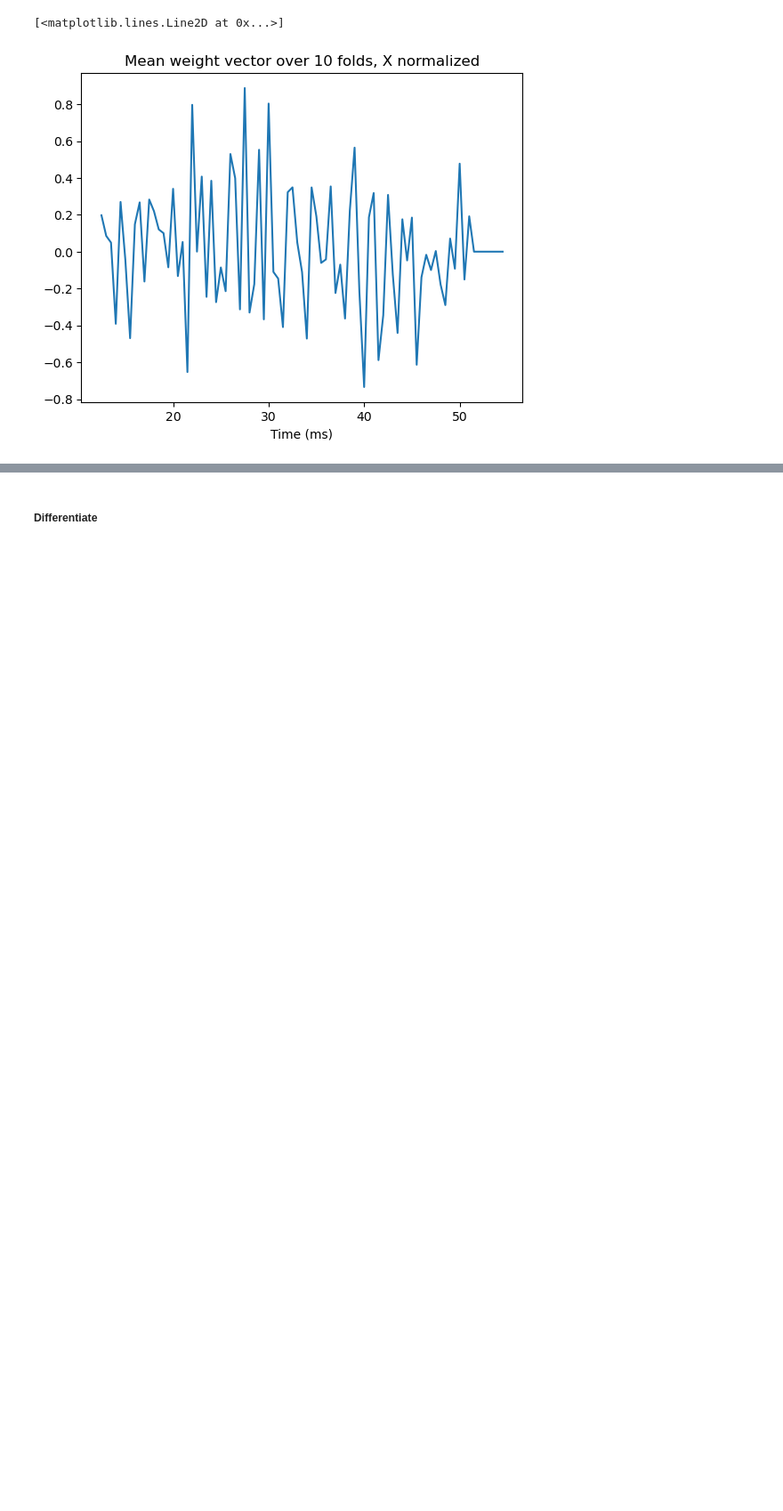
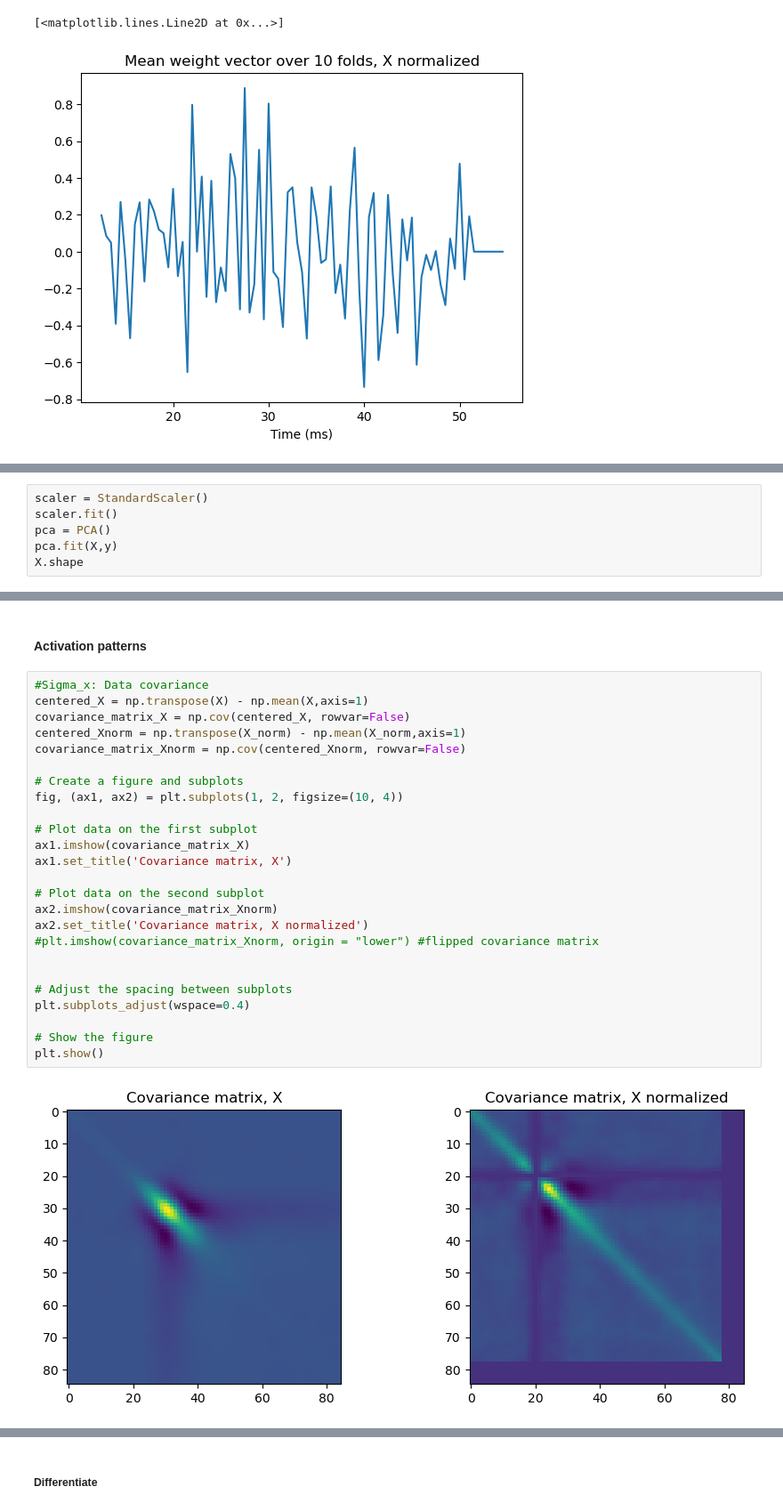
Before and after one commit to johannefranck/MEP, a Jupyter notebook: main_A.ipynb, the cells around one changed output, grey strips where cells are left out. Shown at 89% size. Drawn from its saved outputs; the diff is of its cells as text; blank space fills up the shorter version.

Commit message:
activation patterns computed

```diff
--- a/main_A.ipynb
+++ b/main_A.ipynb
@@ -338,0 +363,6 @@ Please also refer to the documentation for alternative solver options:
+# %%
+scaler = StandardScaler()
+scaler.fit()
+pca = PCA()
+pca.fit(X,y)
+X.shape
@@ -338,0 +434,29 @@ Please also refer to the documentation for alternative solver options:
+# %% [markdown]
+#### Activation patterns
+# %%
+#Sigma_x: Data covariance
+centered_X = np.transpose(X) - np.mean(X,axis=1)
+covariance_matrix_X = np.cov(centered_X, rowvar=False)
+centered_Xnorm = np.transpose(X_norm) - np.mean(X_norm,axis=1)
+covariance_matrix_Xnorm = np.cov(centered_Xnorm, rowvar=False)
+
+# Create a figure and subplots
+fig, (ax1, ax2) = plt.subplots(1, 2, figsize=(10, 4))
+
+# Plot data on the first subplot
+ax1.imshow(covariance_matrix_X)
+ax1.set_title('Covariance matrix, X')
+
+# Plot data on the second subplot
+ax2.imshow(covariance_matrix_Xnorm)
+ax2.set_title('Covariance matrix, X normalized')
+#plt.imshow(covariance_matrix_Xnorm, origin = "lower") #flipped covariance matrix
+
+
+# Adjust the spacing between subplots
+plt.subplots_adjust(wspace=0.4)
+
+# Show the figure
+plt.show()
+# %% [output]
+[figure, added]
```
Also changed, not shown: parts of 12 cells of this notebook.
